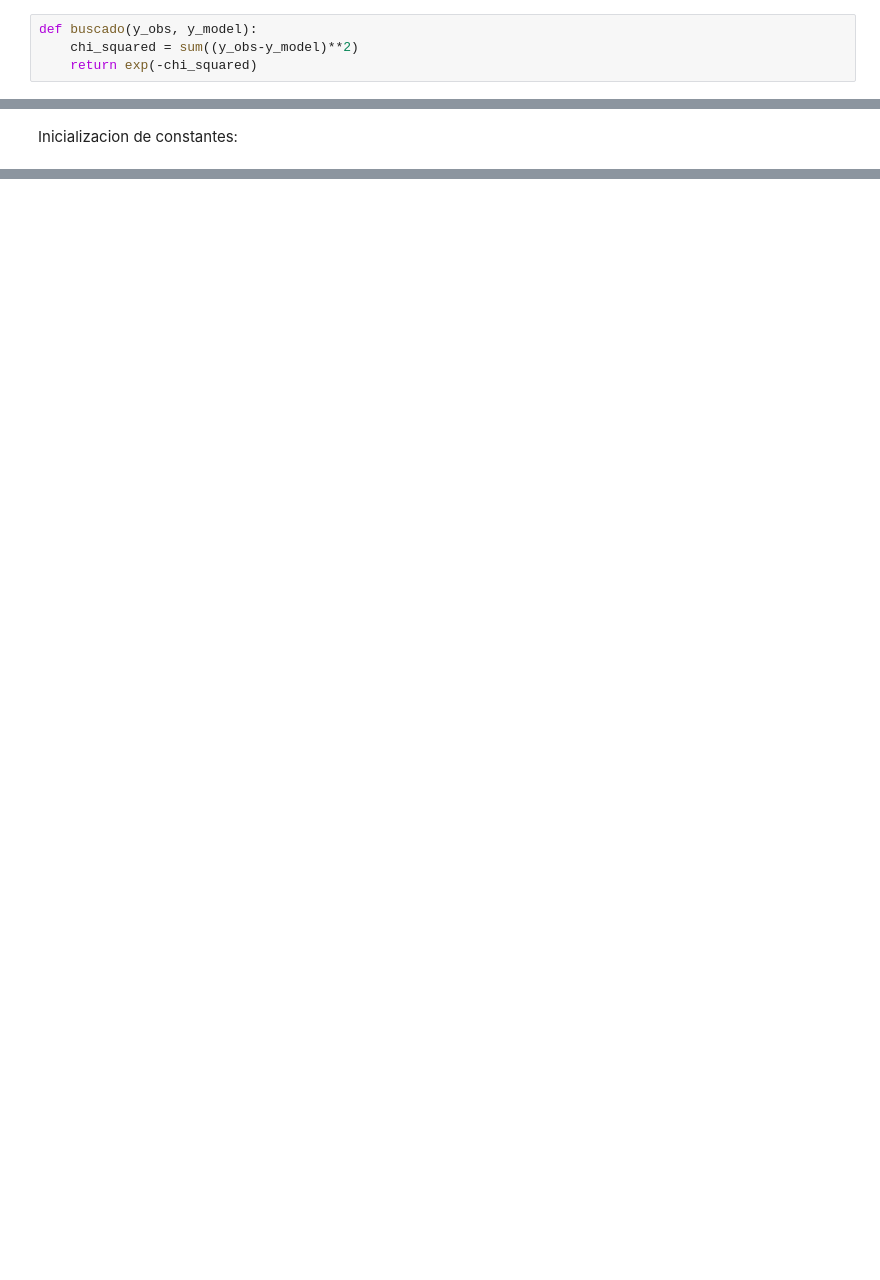
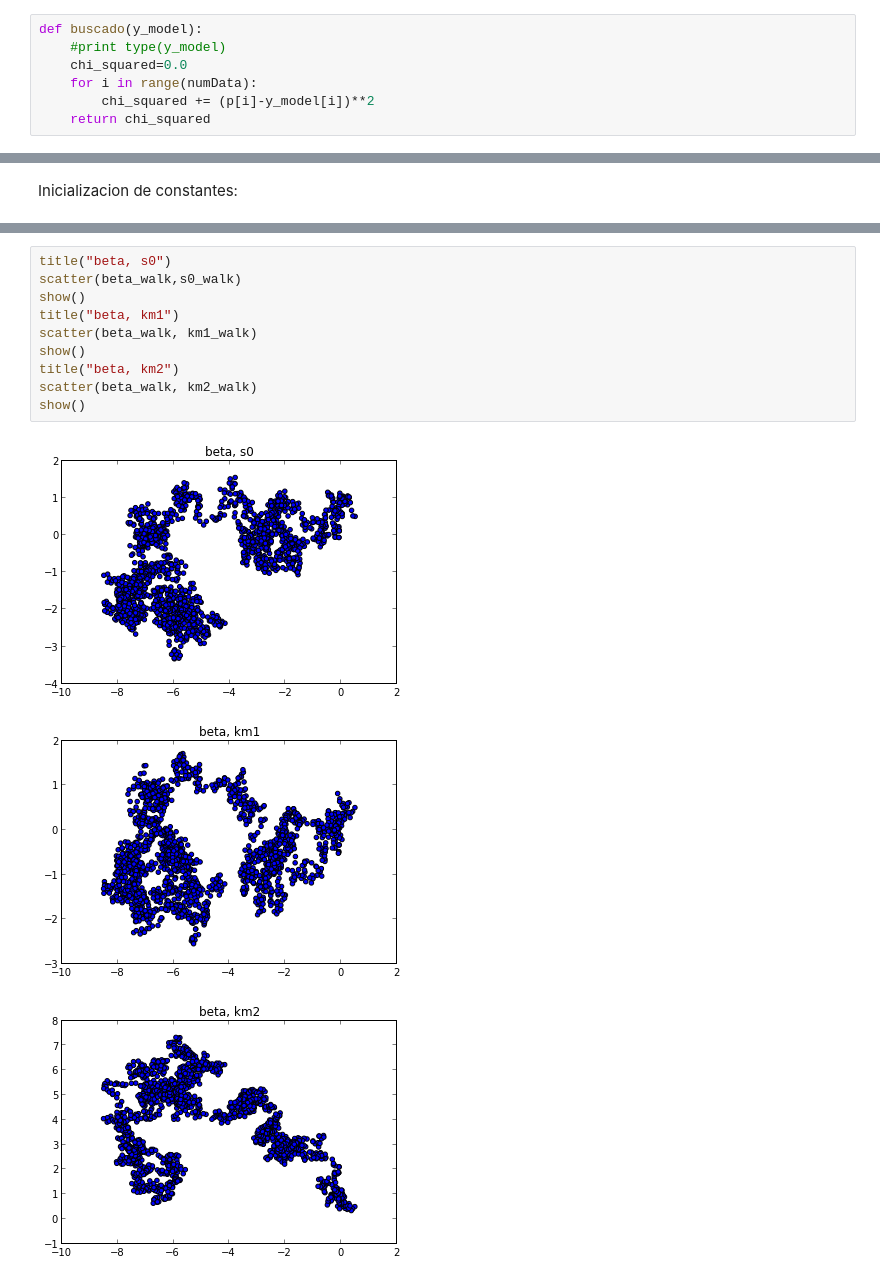
Before and after one commit to HalbardHobby/FisicaComputacional, a Jupyter notebook: Tarea8/TryDis.ipynb, the cells around one changed output, grey strips where cells are left out. Saved outputs shown, nothing was run; the diff lists cells and outputs as text; blank space fills up the shorter version.

```diff
--- a/Tarea8/TryDis.ipynb
+++ b/Tarea8/TryDis.ipynb
@@ -29,6 +107,9 @@ plot(t,p,'ko')
 # %% [markdown]
 Se define una funcion que encuentre el $X^2$ de los valores del modelo y los reales.
 # %%
-def buscado(y_obs, y_model):
-    chi_squared = sum((y_obs-y_model)**2)
-    return exp(-chi_squared)
+def buscado(y_model):
+    #print type(y_model)
+    chi_squared=0.0
+    for i in range(numData):
+        chi_squared += (p[i]-y_model[i])**2
+    return chi_squared
@@ -163,0 +199,14 @@ array([ 0.5])
+# %%
+title("beta, s0")
+scatter(beta_walk,s0_walk)
+show()
+title("beta, km1")
+scatter(beta_walk, km1_walk)
+show()
+title("beta, km2")
+scatter(beta_walk, km2_walk)
+show()
+# %% [output]
+[figure, added]
+[figure, added]
+[figure, added]
```
Also changed, not shown: parts of 28 cells of this notebook.
